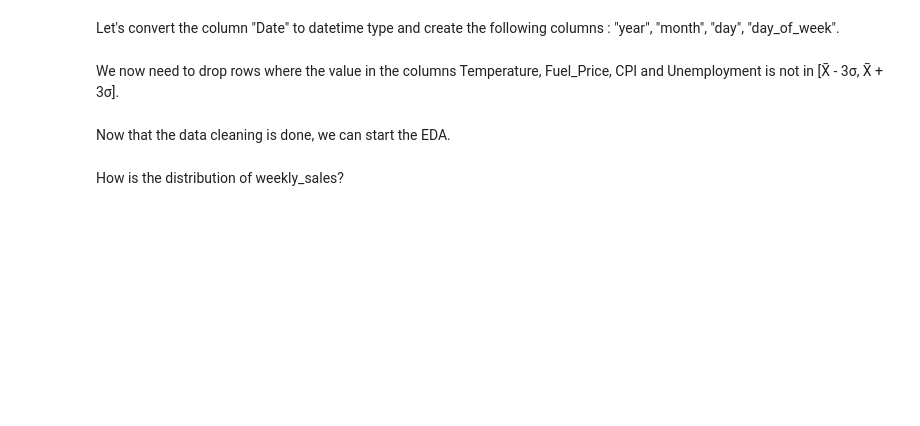
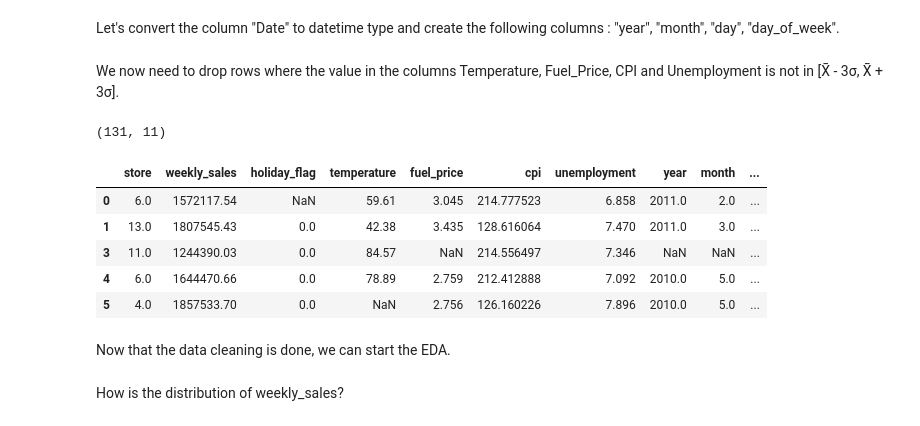
Before and after one commit to vchhauv/walmart-sales, a Jupyter notebook: walmart-sales.ipynb, the cells around one changed output. Saved outputs shown, nothing was run; the diff lists cells and outputs as text; code cells hidden in the pictures; blank space fills up the shorter version.

Commit message:
fix: Model preprocessing and drop outliers

```diff
--- a/walmart-sales.ipynb
+++ b/walmart-sales.ipynb
@@ -94,7 +97,19 @@ columns = ["temperature", "fuel_price", "cpi", "unemployment"]
 for column in columns:
     mean = df[column].mean()
     std = df[column].std()
-    df = df.drop(df[(df[column] <= mean - 3*std) & (df[column] >= mean - 3*std)].index)
+    df = df.drop(df[(df[column] < mean - 3*std) | (df[column] > mean + 3*std)].index)
+df.shape
+# %% [output]
+(131, 11)
+# %%
+df.head()
+# %% [output]
+|  | store | weekly_sales | holiday_flag | temperature | fuel_price | cpi | unemployment | year | month | ... |
+| 0 | 6.0 | 1572117.54 | NaN | 59.61 | 3.045 | 214.777523 | 6.858 | 2011.0 | 2.0 | ... |
+| 1 | 13.0 | 1807545.43 | 0.0 | 42.38 | 3.435 | 128.616064 | 7.470 | 2011.0 | 3.0 | ... |
+| 3 | 11.0 | 1244390.03 | 0.0 | 84.57 | NaN | 214.556497 | 7.346 | NaN | NaN | ... |
+| 4 | 6.0 | 1644470.66 | 0.0 | 78.89 | 2.759 | 212.412888 | 7.092 | 2010.0 | 5.0 | ... |
+| 5 | 4.0 | 1857533.70 | 0.0 | NaN | 2.756 | 126.160226 | 7.896 | 2010.0 | 5.0 | ... |
 # %% [markdown]
 Now that the data cleaning is done, we can start the EDA.
 # %% [markdown]
```
Also changed, not shown: parts of 12 cells of this notebook.
